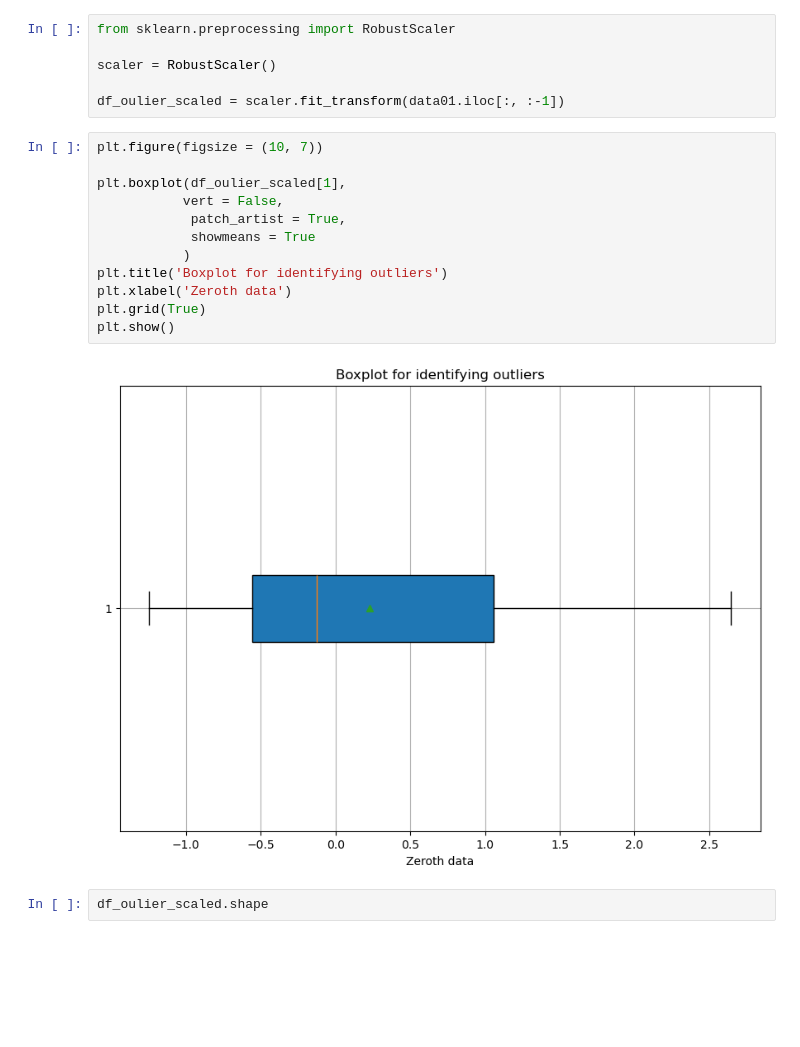
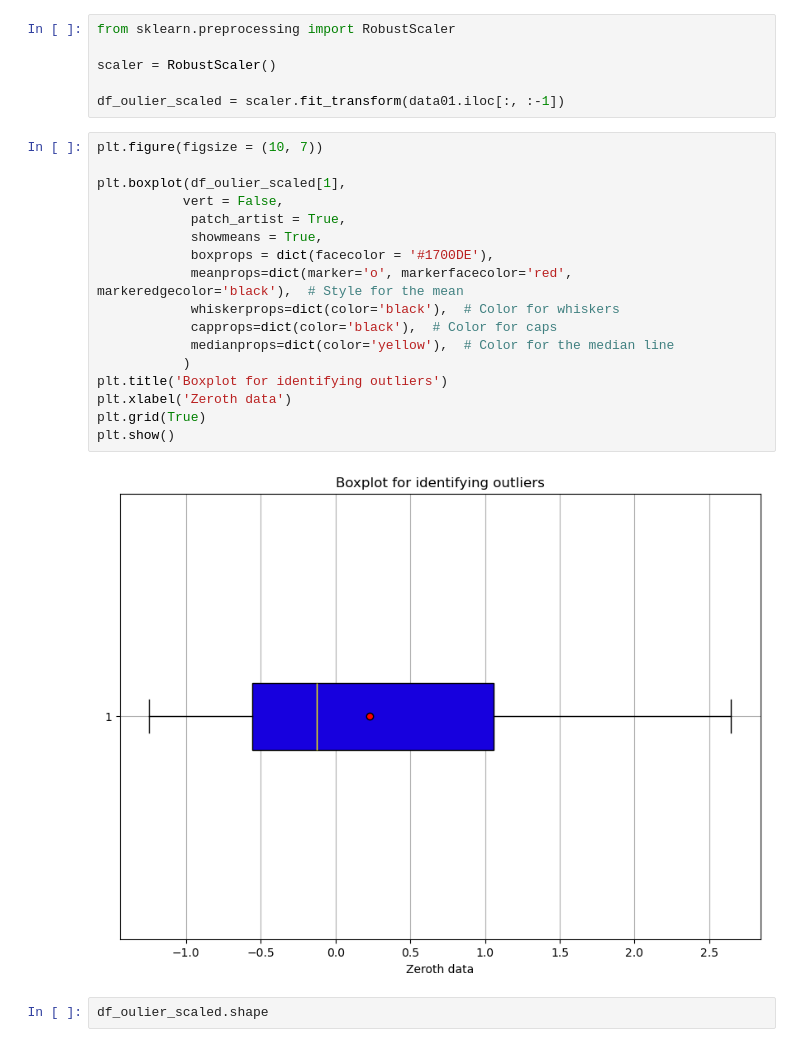
Before and after one commit to Malinda1/Rock_and_mine_prediction_through_neural_network, a Jupyter notebook: Rock_and_Mine_prediction.ipynb, the cells around one changed output. Cells and saved outputs as stored; diff of their text form; blank space fills up the shorter version.

```diff
--- a/Rock_and_Mine_prediction.ipynb
+++ b/Rock_and_Mine_prediction.ipynb
@@ -145,17 +151,22 @@ df_oulier_scaled = scaler.fit_transform(data01.iloc[:, :-1])
 # %%
 plt.figure(figsize = (10, 7))
 
 plt.boxplot(df_oulier_scaled[1],
            vert = False,
             patch_artist = True,
-            showmeans = True
+            showmeans = True,
+            boxprops = dict(facecolor = '#1700DE'),
+            meanprops=dict(marker='o', markerfacecolor='red', markeredgecolor='black'),  # Style for the mean
+            whiskerprops=dict(color='black'),  # Color for whiskers
+            capprops=dict(color='black'),  # Color for caps
+            medianprops=dict(color='yellow'),  # Color for the median line
            )
 plt.title('Boxplot for identifying outliers')
 plt.xlabel('Zeroth data')
 plt.grid(True)
 plt.show()
 # %% [output]
-[figure, old version]
+[figure, new version]
 # %%
 df_oulier_scaled.shape
 # %% [output]
```
Also changed, not shown: parts of 8 cells of this notebook.
